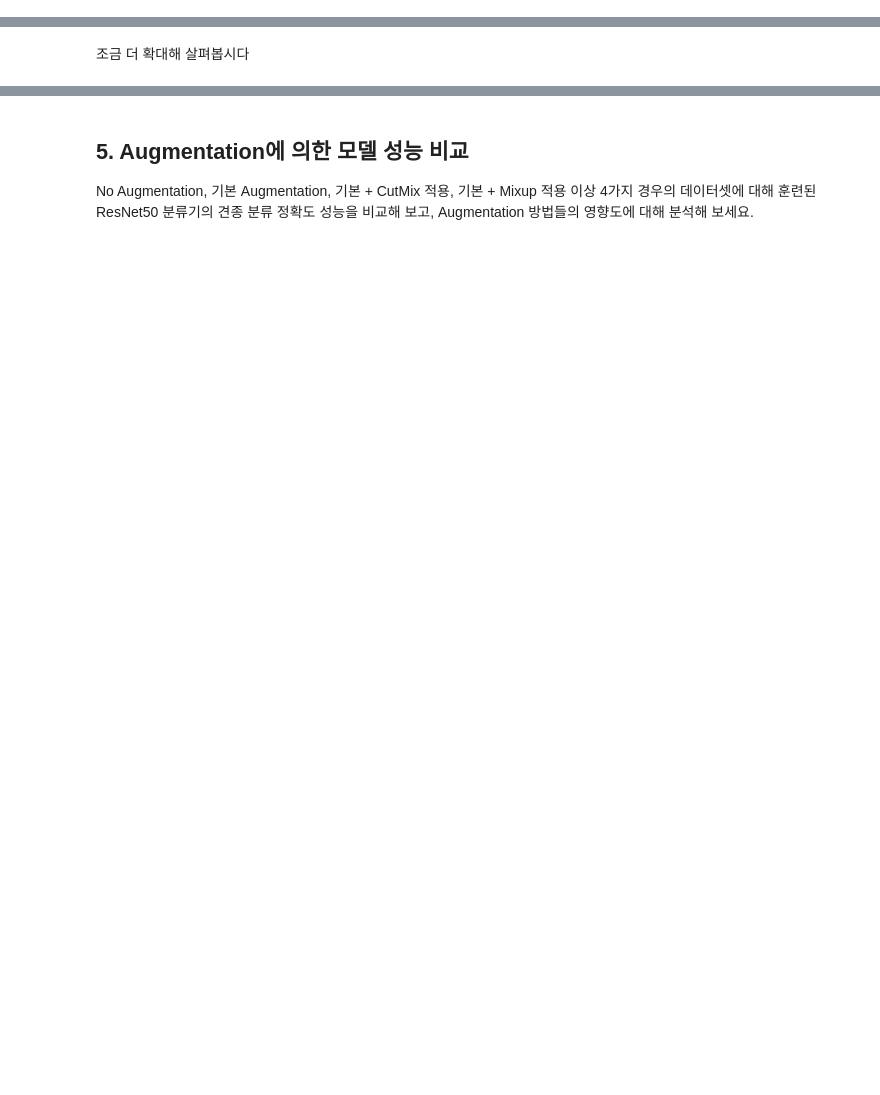
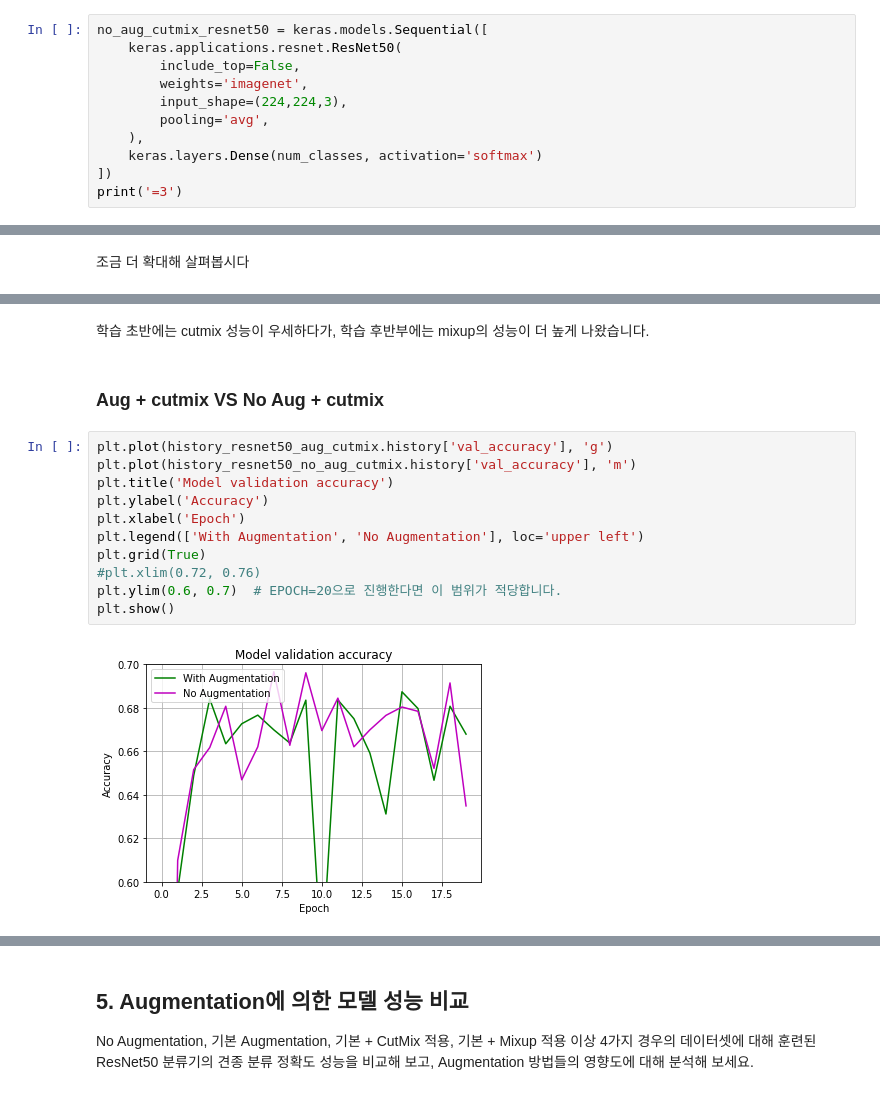
Before and after one commit to itchyfeet-patient/Going_Deeper, a Jupyter notebook: Cutmix_Mixup_Comparative_Experiment/[GD_2]Data_Augmentation.ipynb, the cells around one changed output, grey strips where cells are left out. Drawn from its saved outputs; the diff is of its cells as text; blank space fills up the shorter version.

```diff
--- a/Cutmix_Mixup_Comparative_Experiment/[GD_2]Data_Augmentation.ipynb
+++ b/Cutmix_Mixup_Comparative_Experiment/[GD_2]Data_Augmentation.ipynb
@@ -306,0 +321,11 @@ print('=3')
+# %%
+no_aug_cutmix_resnet50 = keras.models.Sequential([
+    keras.applications.resnet.ResNet50(
+        include_top=False,
+        weights='imagenet',
+        input_shape=(224,224,3),
+        pooling='avg',
+    ),
+    keras.layers.Dense(num_classes, activation='softmax')
+])
+print('=3')
@@ -527,0 +685,17 @@ Augmentation을 준 모델이 accuracy가 더 높습니다~!
+# %% [markdown]
+학습 초반에는 cutmix 성능이 우세하다가, 학습 후반부에는 mixup의 성능이 더 높게 나왔습니다.
+# %% [markdown]
+### **Aug + cutmix VS No Aug + cutmix**
+# %%
+plt.plot(history_resnet50_aug_cutmix.history['val_accuracy'], 'g')
+plt.plot(history_resnet50_no_aug_cutmix.history['val_accuracy'], 'm')
+plt.title('Model validation accuracy')
+plt.ylabel('Accuracy')
+plt.xlabel('Epoch')
+plt.legend(['With Augmentation', 'No Augmentation'], loc='upper left')
+plt.grid(True)
+#plt.xlim(0.72, 0.76)
+plt.ylim(0.6, 0.7)  # EPOCH=20으로 진행한다면 이 범위가 적당합니다.
+plt.show()
+# %% [output]
+[figure, added]
```
Also changed, not shown: parts of 36 cells of this notebook.
